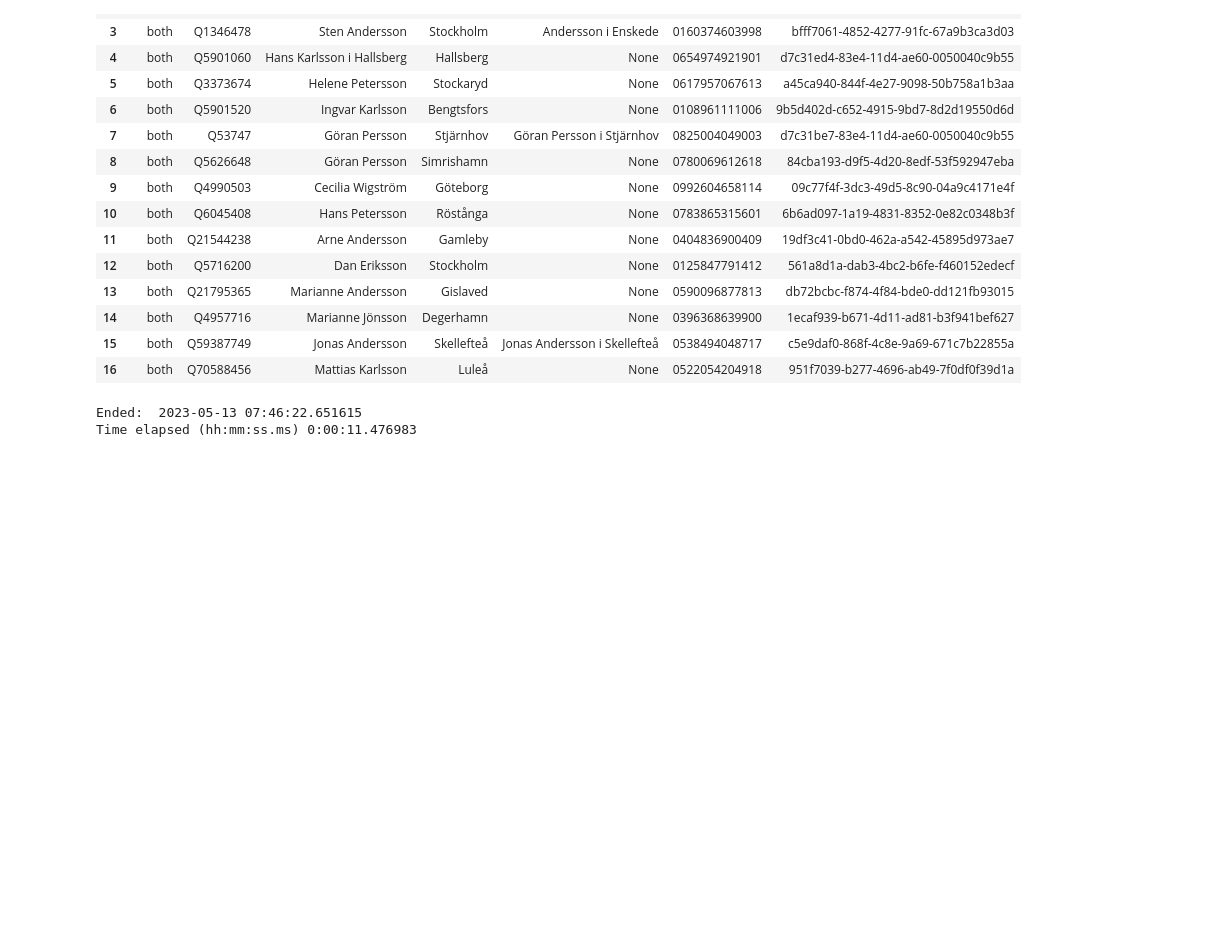
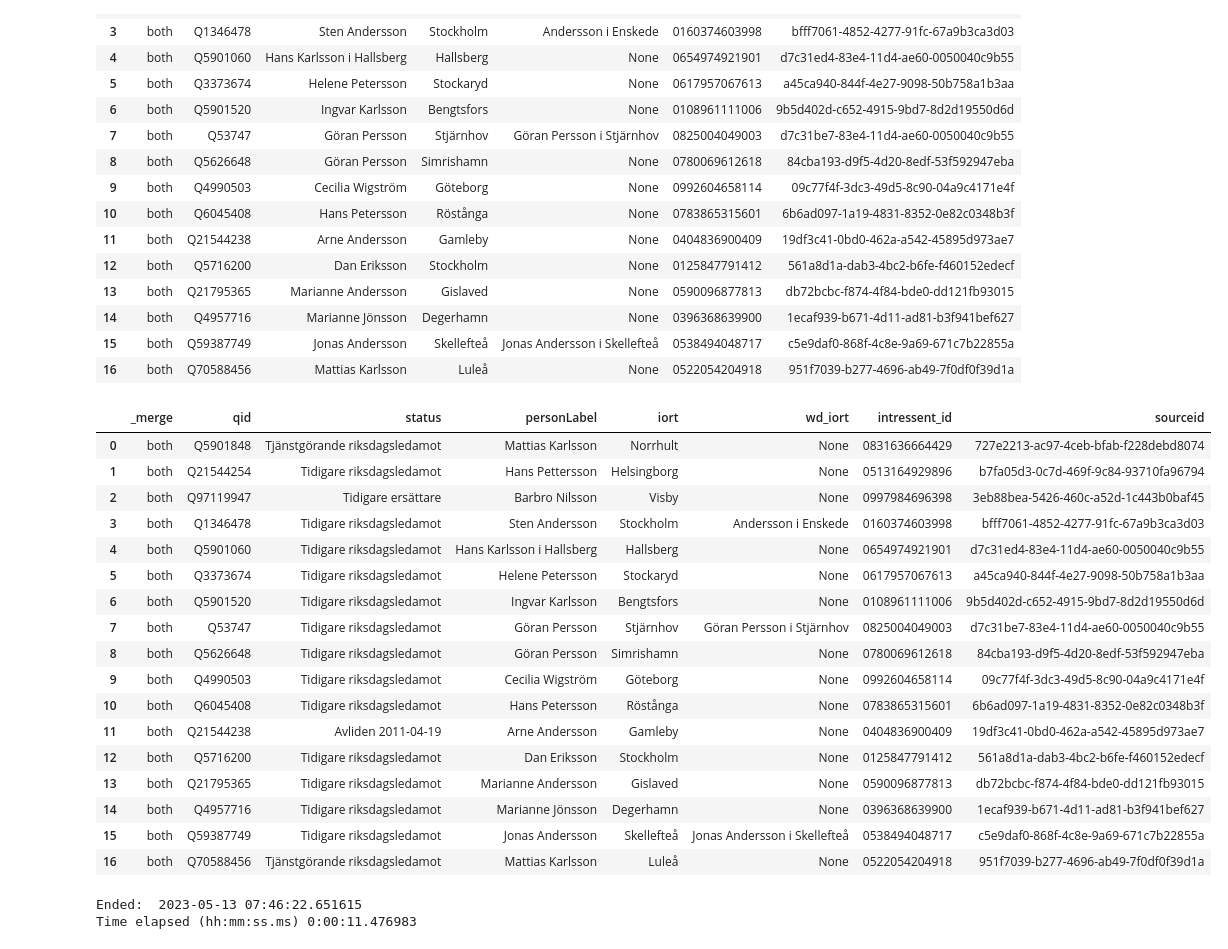
Before and after one commit to salgo60/Wikidata_riksdagen-corpus, a Jupyter notebook: Notebook/iort.ipynb, the cells around one changed output. Drawn from its saved outputs; the diff is of its cells as text; code cells hidden in the pictures; blank space fills up the shorter version.

```diff
--- a/Notebook/iort.ipynb
+++ b/Notebook/iort.ipynb
@@ -254,6 +254,27 @@ Riksdageniort_WD_merge[["_merge","qid","personLabel","iort","wd_iort","intressen
 | 16 | both | Q70588456 | Mattias Karlsson | Luleå | None | 0522054204918 | 951f7039-b277-4696-ab49-7f0df0f39d1a |
 # %%
 Riksdageniort_WD_merge[["_merge","qid","personLabel","iort","wd_iort","intressent_id","sourceid"]].to_csv("iort_merged.csv")
+# %%
+Riksdageniort_WD_merge[["_merge","qid","status","personLabel","iort","wd_iort","intressent_id","sourceid"]]
+# %% [output]
+|  | _merge | qid | status | personLabel | iort | wd_iort | intressent_id | sourceid |
+| 0 | both | Q5901848 | Tjänstgörande riksdagsledamot | Mattias Karlsson | Norrhult | None | 0831636664429 | 727e2213-ac97-4ceb-bfab-f228debd8074 |
+| 1 | both | Q21544254 | Tidigare riksdagsledamot | Hans Pettersson | Helsingborg | None | 0513164929896 | b7fa05d3-0c7d-469f-9c84-93710fa96794 |
+| 2 | both | Q97119947 | Tidigare ersättare | Barbro Nilsson | Visby | None | 0997984696398 | 3eb88bea-5426-460c-a52d-1c443b0baf45 |
+| 3 | both | Q1346478 | Tidigare riksdagsledamot | Sten Andersson | Stockholm | Andersson i Enskede | 0160374603998 | bfff7061-4852-4277-91fc-67a9b3ca3d03 |
+| 4 | both | Q5901060 | Tidigare riksdagsledamot | Hans Karlsson i Hallsberg | Hallsberg | None | 0654974921901 | d7c31ed4-83e4-11d4-ae60-0050040c9b55 |
+| 5 | both | Q3373674 | Tidigare riksdagsledamot | Helene Petersson | Stockaryd | None | 0617957067613 | a45ca940-844f-4e27-9098-50b758a1b3aa |
+| 6 | both | Q5901520 | Tidigare riksdagsledamot | Ingvar Karlsson | Bengtsfors | None | 0108961111006 | 9b5d402d-c652-4915-9bd7-8d2d19550d6d |
+| 7 | both | Q53747 | Tidigare riksdagsledamot | Göran Persson | Stjärnhov | Göran Persson i Stjärnhov | 0825004049003 | d7c31be7-83e4-11d4-ae60-0050040c9b55 |
+| 8 | both | Q5626648 | Tidigare riksdagsledamot | Göran Persson | Simrishamn | None | 0780069612618 | 84cba193-d9f5-4d20-8edf-53f592947eba |
+| 9 | both | Q4990503 | Tidigare riksdagsledamot | Cecilia Wigström | Göteborg | None | 0992604658114 | 09c77f4f-3dc3-49d5-8c90-04a9c4171e4f |
+| 10 | both | Q6045408 | Tidigare riksdagsledamot | Hans Petersson | Röstånga | None | 0783865315601 | 6b6ad097-1a19-4831-8352-0e82c0348b3f |
+| 11 | both | Q21544238 | Avliden 2011-04-19 | Arne Andersson | Gamleby | None | 0404836900409 | 19df3c41-0bd0-462a-a542-45895d973ae7 |
+| 12 | both | Q5716200 | Tidigare riksdagsledamot | Dan Eriksson | Stockholm | None | 0125847791412 | 561a8d1a-dab3-4bc2-b6fe-f460152edecf |
+| 13 | both | Q21795365 | Tidigare riksdagsledamot | Marianne Andersson | Gislaved | None | 0590096877813 | db72bcbc-f874-4f84-bde0-dd121fb93015 |
+| 14 | both | Q4957716 | Tidigare riksdagsledamot | Marianne Jönsson | Degerhamn | None | 0396368639900 | 1ecaf939-b671-4d11-ad81-b3f941bef627 |
+| 15 | both | Q59387749 | Tidigare riksdagsledamot | Jonas Andersson | Skellefteå | Jonas Andersson i Skellefteå | 0538494048717 | c5e9daf0-868f-4c8e-9a69-671c7b22855a |
+| 16 | both | Q70588456 | Tjänstgörande riksdagsledamot | Mattias Karlsson | Luleå | None | 0522054204918 | 951f7039-b277-4696-ab49-7f0df0f39d1a |
 # %%
 end = datetime.now()
 print("Ended: ", end)
```
